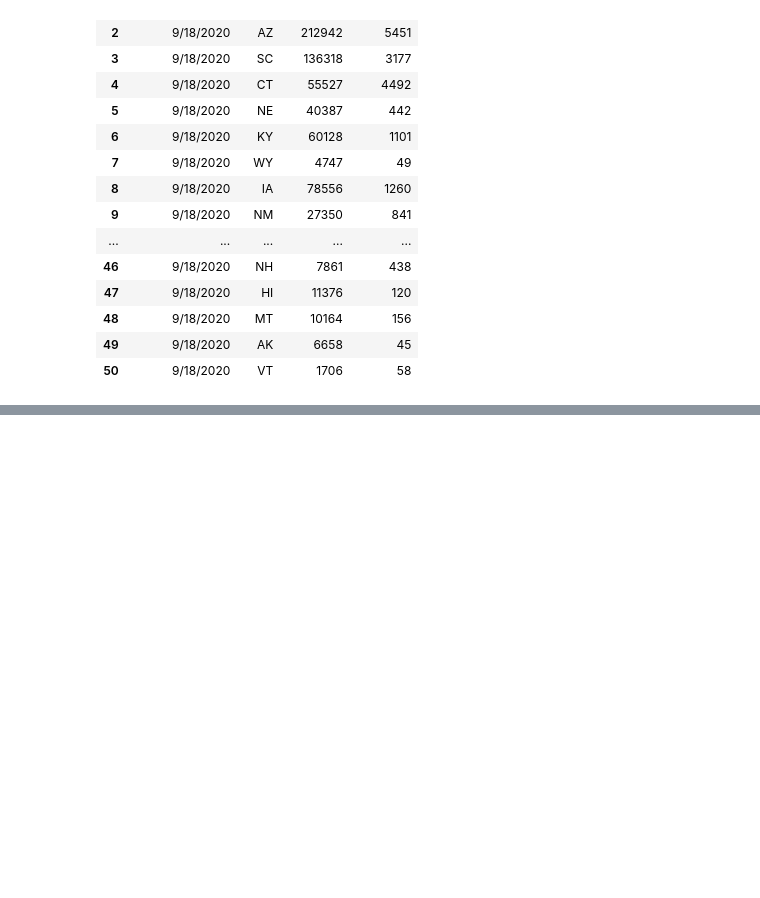
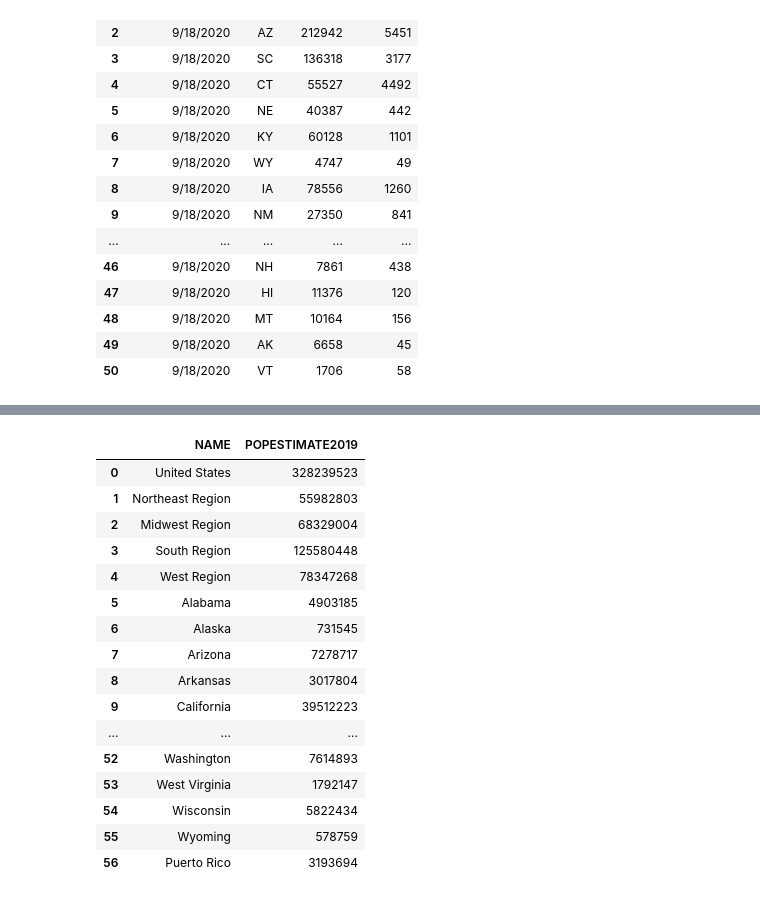
Before and after one commit to Vejaem/UofRTeamProjectAVR, a Jupyter notebook: Data Clean Up.ipynb, the cells around one changed output, grey strips where cells are left out. Drawn from its saved outputs; the diff is of its cells as text; code cells hidden in the pictures; blank space fills up the shorter version.

```diff
--- a/Data Clean Up.ipynb
+++ b/Data Clean Up.ipynb
@@ -326,0 +381,21 @@ new_covid_df.to_csv(output_file_2)
+# %%
+filtered_pop_df= pop_df[['NAME', 'POPESTIMATE2019']].copy()
+filtered_pop_df
+# %% [output]
+|  | NAME | POPESTIMATE2019 |
+| 0 | United States | 328239523 |
+| 1 | Northeast Region | 55982803 |
+| 2 | Midwest Region | 68329004 |
+| 3 | South Region | 125580448 |
+| 4 | West Region | 78347268 |
+| 5 | Alabama | 4903185 |
+| 6 | Alaska | 731545 |
+| 7 | Arizona | 7278717 |
+| 8 | Arkansas | 3017804 |
+| 9 | California | 39512223 |
+| ... | ... | ... |
+| 52 | Washington | 7614893 |
+| 53 | West Virginia | 1792147 |
+| 54 | Wisconsin | 5822434 |
+| 55 | Wyoming | 578759 |
+| 56 | Puerto Rico | 3193694 |
```
Also changed, not shown: parts of 9 cells of this notebook, 4 other files.
